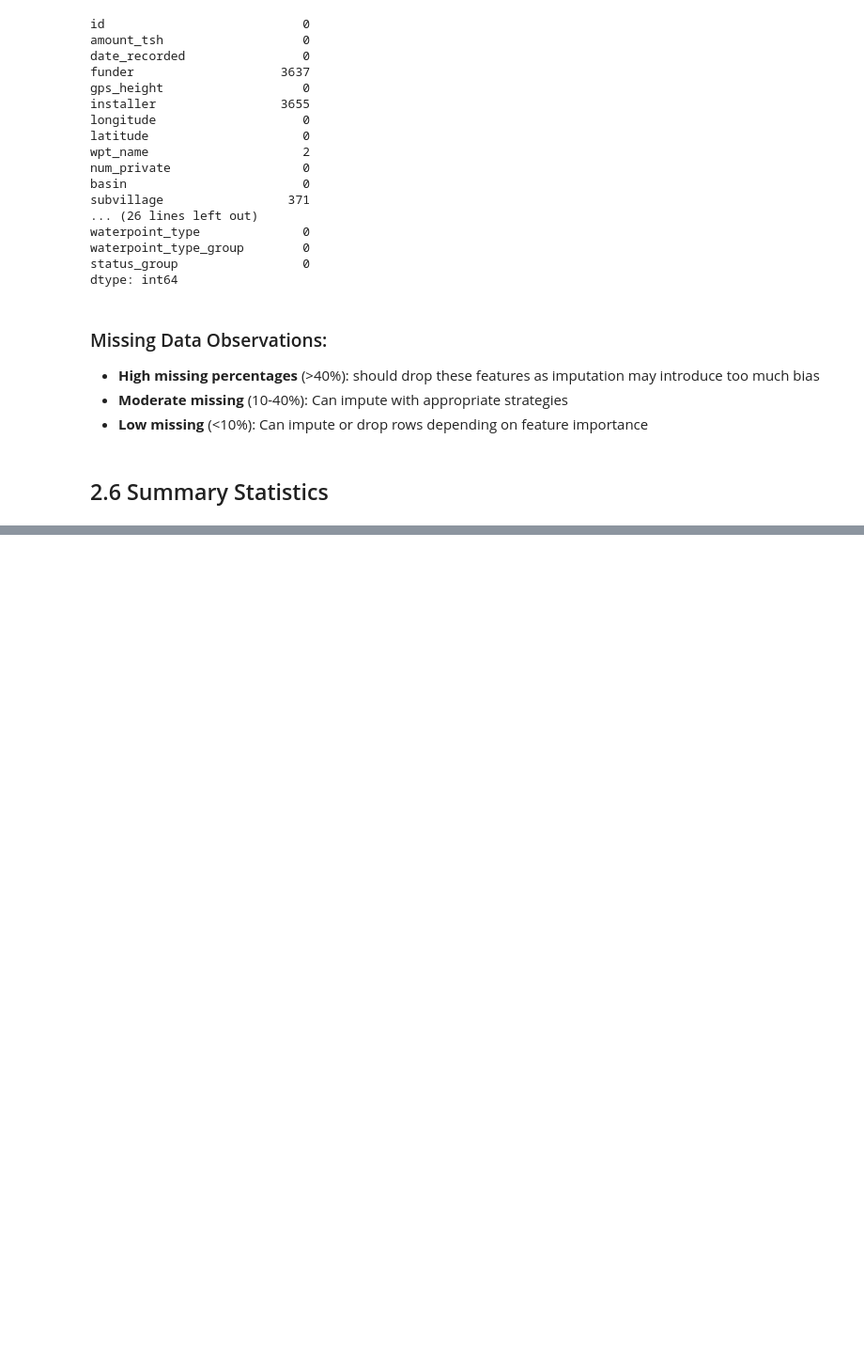
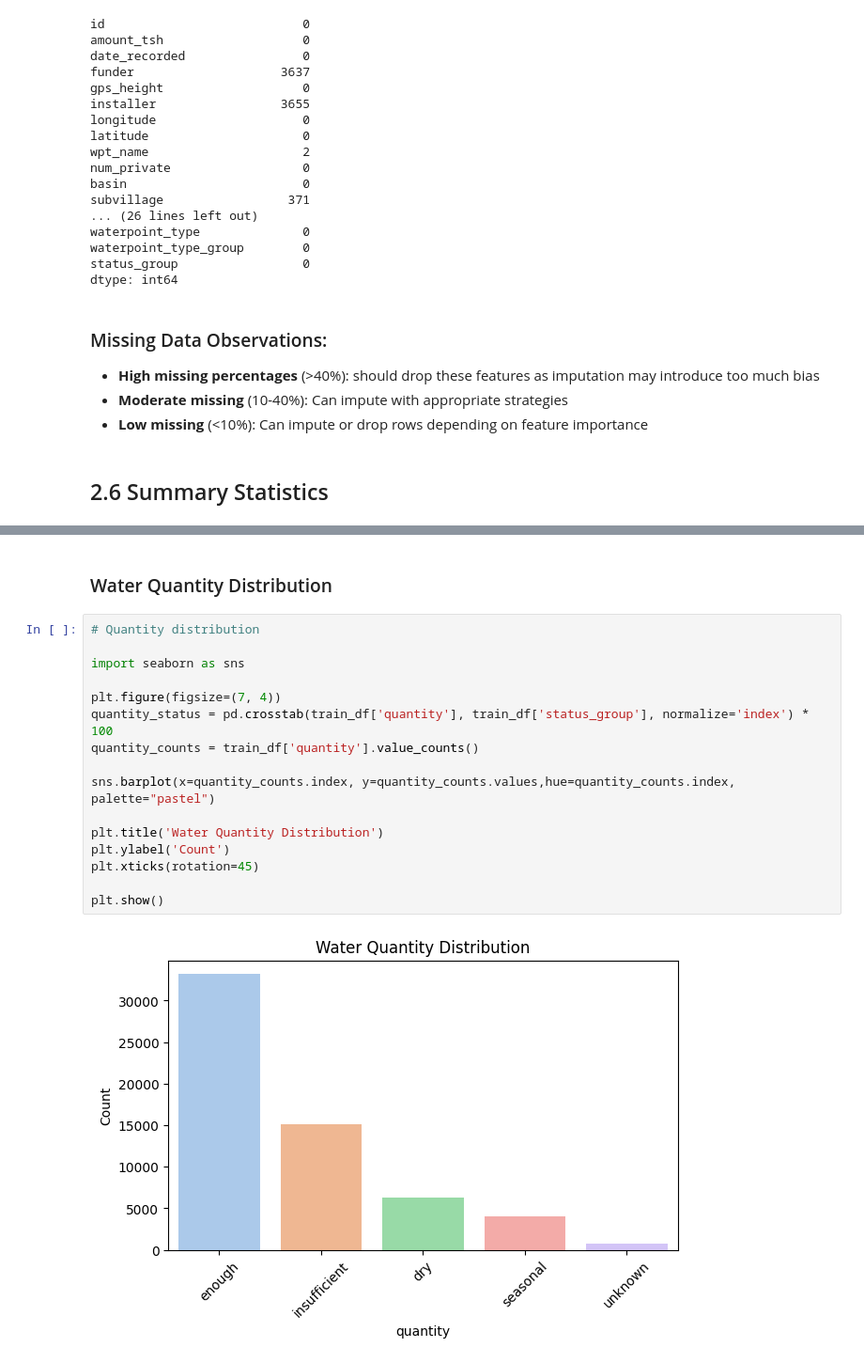
Before and after one commit to Kaks753/Tanzanian-Water-Wells, a Jupyter notebook: Tz_water_wells.ipynb, the cells around one changed output, grey strips where cells are left out. Shown at 94% size. Saved outputs shown, nothing was run; the diff lists cells and outputs as text; blank space fills up the shorter version.

```diff
--- a/Tz_water_wells.ipynb
+++ b/Tz_water_wells.ipynb
@@ -254,0 +275,20 @@ train_df[numeric_features].describe()
+# %% [markdown]
+### Water Quantity Distribution
+# %%
+# Quantity distribution
+
+import seaborn as sns
+
+plt.figure(figsize=(7, 4))
+quantity_status = pd.crosstab(train_df['quantity'], train_df['status_group'], normalize='index') * 100
+quantity_counts = train_df['quantity'].value_counts()
+
+sns.barplot(x=quantity_counts.index, y=quantity_counts.values,hue=quantity_counts.index, palette="pastel")
+
+plt.title('Water Quantity Distribution')
+plt.ylabel('Count')
+plt.xticks(rotation=45)
+
+plt.show()
+# %% [output]
+[figure, added]
```
Also changed, not shown: parts of 26 cells of this notebook.
